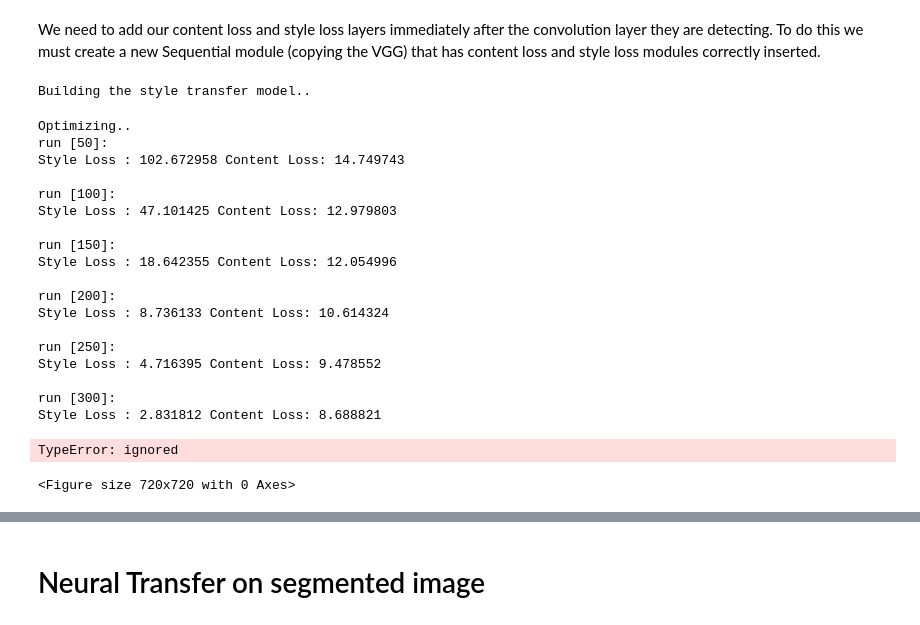
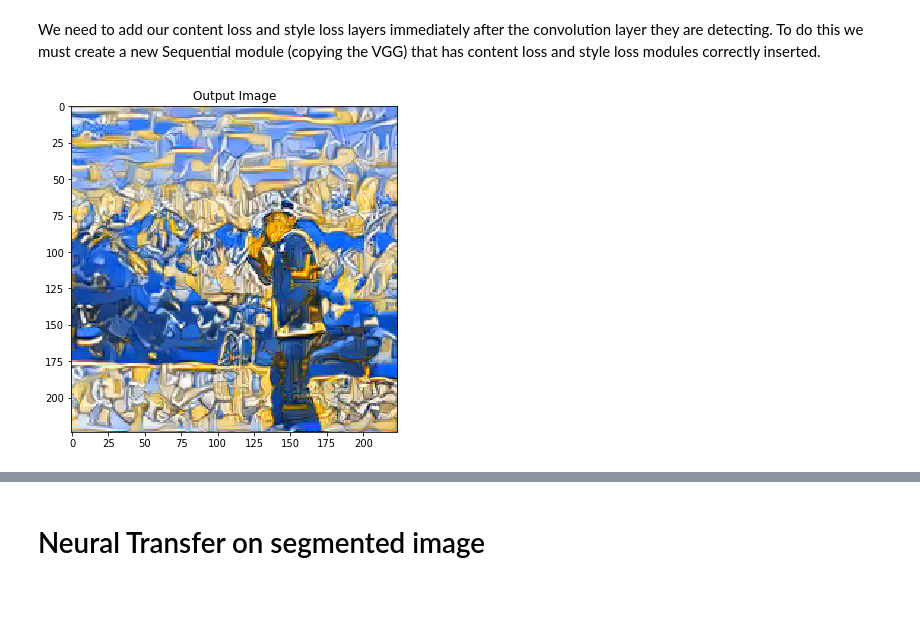
Before and after one commit to Miguel-Jiahao-Wang/DeepPhoto, a Jupyter notebook: SegmentationStyleTransfer_v1.ipynb, the cells around one changed output, grey strips where cells are left out. Drawn from its saved outputs; the diff is of its cells as text; code cells hidden in the pictures; blank space fills up the shorter version.

```diff
--- a/SegmentationStyleTransfer_v1.ipynb
+++ b/SegmentationStyleTransfer_v1.ipynb
@@ -384,42 +362,22 @@ def run_style_transfer(cnn, normalization_mean, normalization_std,
     return input_img
 # %%
 content_img = image_loader("/content/drive/My Drive/DeepLearningX/sample/chingyu_yo.jpg")
-style_img = image_loader("/content/drive/My Drive/DeepLearningX/sample/style_scream.jpg")
-input_img = content_img.clone()
+#style_img = image_loader("/content/drive/My Drive/DeepLearningX/sample/style_scream.jpg")
+style_img = image_loader("/content/drive/My Drive/DeepLearningX/sample/style_graffiti.jpg")
 
 assert style_img.size() == content_img.size(), \
     "we need to import style and content images of the same size"
 # %%
 output = run_style_transfer(cnn, cnn_normalization_mean, cnn_normalization_std,
-                            content_img, style_img, input_img)
+                            content_img, style_img)
 
-plt.figure(figsize=(10,10))
+plt.figure(figsize=(6,6))
 
 imshow(output, "/content/drive/My Drive/DeepLearningX/sample/output/test.jpg", title='Output Image')
 
 # sphinx_gallery_thumbnail_number = 4
 
 plt.ioff()
 plt.show()
 # %% [output]
-Building the style transfer model..
-Optimizing..
-run [50]:
-Style Loss : 102.672958 Content Loss: 14.749743
-
-run [100]:
-Style Loss : 47.101425 Content Loss: 12.979803
-
-run [150]:
-Style Loss : 18.642355 Content Loss: 12.054996
-
-run [200]:
-Style Loss : 8.736133 Content Loss: 10.614324
-
-run [250]:
-Style Loss : 4.716395 Content Loss: 9.478552
-
-run [300]:
-Style Loss : 2.831812 Content Loss: 8.688821
-TypeError: ignored
-<Figure size 720x720 with 0 Axes>
+[figure, added]
```
Also changed, not shown: parts of 20 cells of this notebook.
